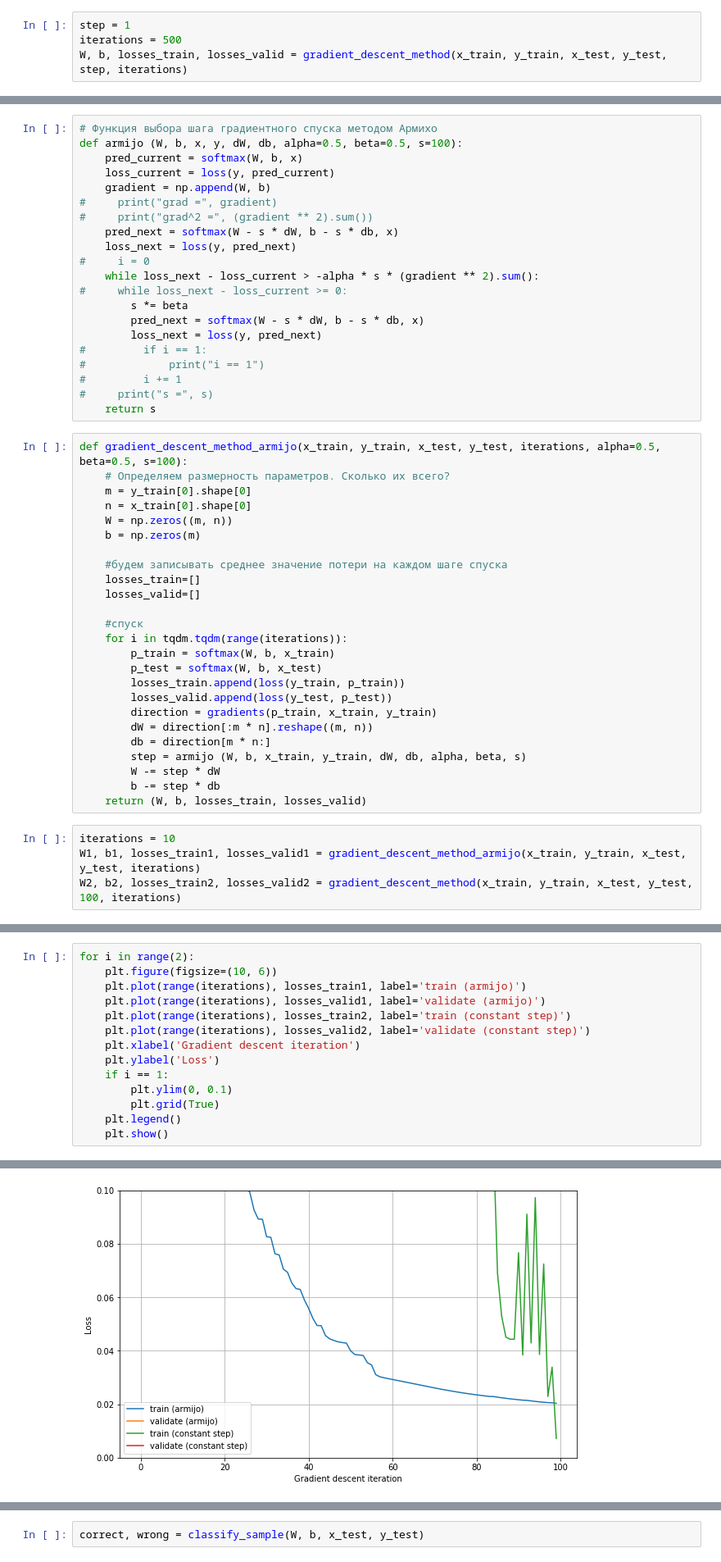
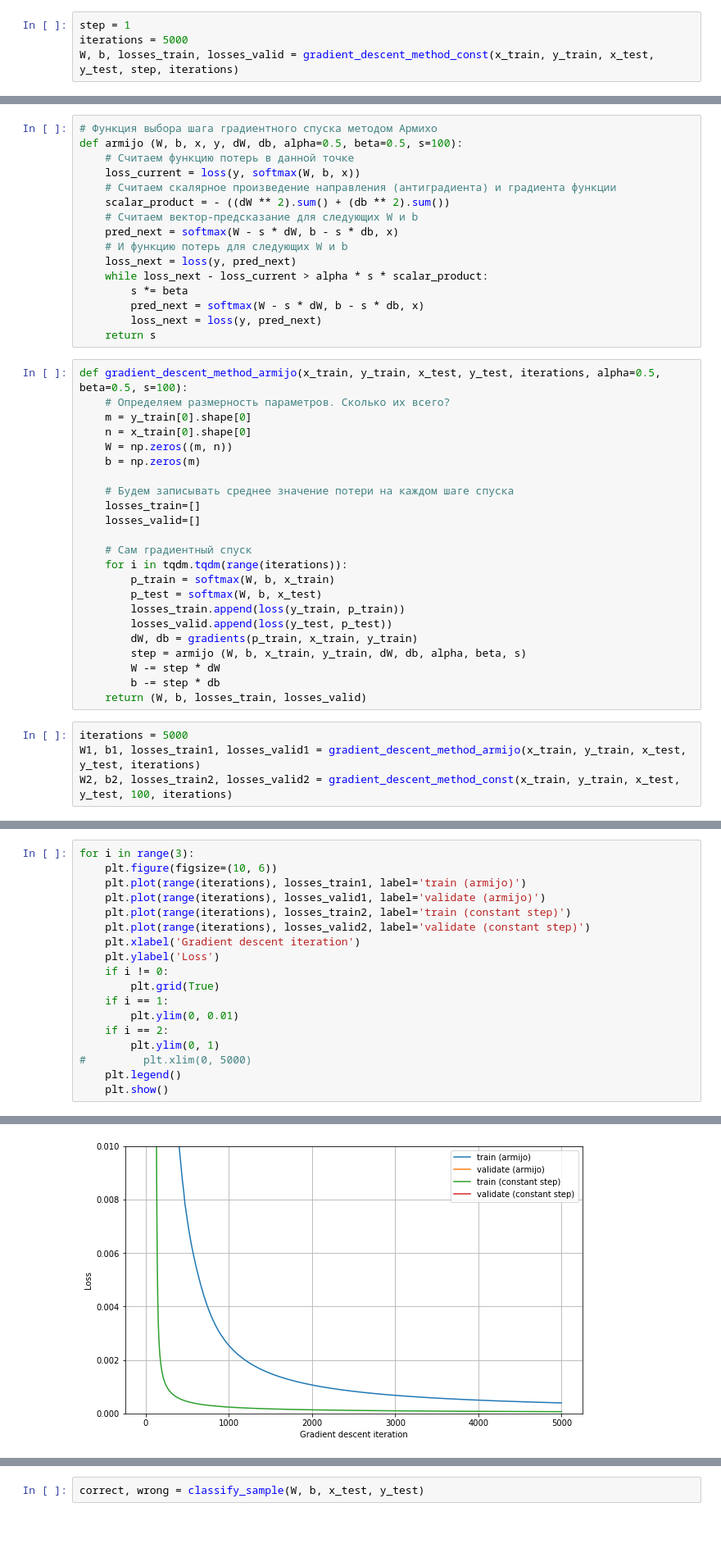
Before and after one commit to AVKrepo/OptimizationMethods, a Jupyter notebook: Task2/solution.ipynb, the cells around one changed output, grey strips where cells are left out. Shown at 82% size. Saved outputs shown, nothing was run; the diff lists cells and outputs as text; blank space fills up the shorter version.

```diff
--- a/Task2/solution.ipynb
+++ b/Task2/solution.ipynb
@@ -214,8 +218,8 @@ def gradient_descent_method(x_train, y_train, x_test, y_test, step, iterations):
     return (W, b, losses_train, losses_valid)
 # %%
 step = 1
-iterations = 500
-W, b, losses_train, losses_valid = gradient_descent_method(x_train, y_train, x_test, y_test, step, iterations)
+iterations = 5000
+W, b, losses_train, losses_valid = gradient_descent_method_const(x_train, y_train, x_test, y_test, step, iterations)
 # %% [markdown]
 # Нарисуйте графики ошибки (loss) от номера шага градиентного спуска. Как падала ошибка на обучающей и тестовой выборках? На каком шаге ошибка на обучающей выборке оказалась минимальной?
 # %%
@@ -247,23 +251,18 @@ $$ s=100, \beta=\alpha=0.5,$$
 # %%
 # Функция выбора шага градиентного спуска методом Армихо
 def armijo (W, b, x, y, dW, db, alpha=0.5, beta=0.5, s=100):
-    pred_current = softmax(W, b, x)
-    loss_current = loss(y, pred_current)
-    gradient = np.append(W, b)
-#     print("grad =", gradient)
-#     print("grad^2 =", (gradient ** 2).sum())
+    # Считаем функцию потерь в данной точке
+    loss_current = loss(y, softmax(W, b, x))
+    # Считаем скалярное произведение направления (антиградиента) и градиента функции
+    scalar_product = - ((dW ** 2).sum() + (db ** 2).sum())
+    # Считаем вектор-предсказание для следующих W и b
     pred_next = softmax(W - s * dW, b - s * db, x)
+    # И функцию потерь для следующих W и b
     loss_next = loss(y, pred_next)
-#     i = 0
-    while loss_next - loss_current > -alpha * s * (gradient ** 2).sum():
-#     while loss_next - loss_current >= 0:
+    while loss_next - loss_current > alpha * s * scalar_product:
         s *= beta
         pred_next = softmax(W - s * dW, b - s * db, x)
         loss_next = loss(y, pred_next)
-#         if i == 1:
-#             print("i == 1")
-#         i += 1
-#     print("s =", s)
     return s
 # %%
 def gradient_descent_method_armijo(x_train, y_train, x_test, y_test, iterations, alpha=0.5, beta=0.5, s=100):
@@ -273,24 +272,22 @@ def gradient_descent_method_armijo(x_train, y_train, x_test, y_test, iterations,
     W = np.zeros((m, n))
     b = np.zeros(m)
 
-    #будем записывать среднее значение потери на каждом шаге спуска
+    # Будем записывать среднее значение потери на каждом шаге спуска
     losses_train=[]
     losses_valid=[]
 
-    #спуск
+    # Сам градиентный спуск
     for i in tqdm.tqdm(range(iterations)):
         p_train = softmax(W, b, x_train)
         p_test = softmax(W, b, x_test)
         losses_train.append(loss(y_train, p_train))
         losses_valid.append(loss(y_test, p_test))
-        direction = gradients(p_train, x_train, y_train)
-        dW = direction[:m * n].reshape((m, n))
-        db = direction[m * n:]
+        dW, db = gradients(p_train, x_train, y_train)
         step = armijo (W, b, x_train, y_train, dW, db, alpha, beta, s)
         W -= step * dW
         b -= step * db
     return (W, b, losses_train, losses_valid)
 # %%
-iterations = 10
+iterations = 5000
 W1, b1, losses_train1, losses_valid1 = gradient_descent_method_armijo(x_train, y_train, x_test, y_test, iterations)
-W2, b2, losses_train2, losses_valid2 = gradient_descent_method(x_train, y_train, x_test, y_test, 100, iterations)
+W2, b2, losses_train2, losses_valid2 = gradient_descent_method_const(x_train, y_train, x_test, y_test, 100, iterations)
@@ -301,5 +294,5 @@ losses_train1
 # %%
-for i in range(2):
+for i in range(3):
     plt.figure(figsize=(10, 6))
     plt.plot(range(iterations), losses_train1, label='train (armijo)')
     plt.plot(range(iterations), losses_valid1, label='validate (armijo)')
@@ -307,9 +300,13 @@ for i in range(2):
     plt.plot(range(iterations), losses_valid2, label='validate (constant step)')
     plt.xlabel('Gradient descent iteration')
     plt.ylabel('Loss')
+    if i != 0:
+        plt.grid(True)
     if i == 1:
-        plt.ylim(0, 0.1)
-        plt.grid(True)
+        plt.ylim(0, 0.01)
+    if i == 2:
+        plt.ylim(0, 1)
+#         plt.xlim(0, 5000)
     plt.legend()
     plt.show()
 # %% [output]
@@ -317 +314 @@ for i in range(2):
-[figure, old version]
+[figure, new version]
```
Also changed, not shown: parts of 15 cells of this notebook.
